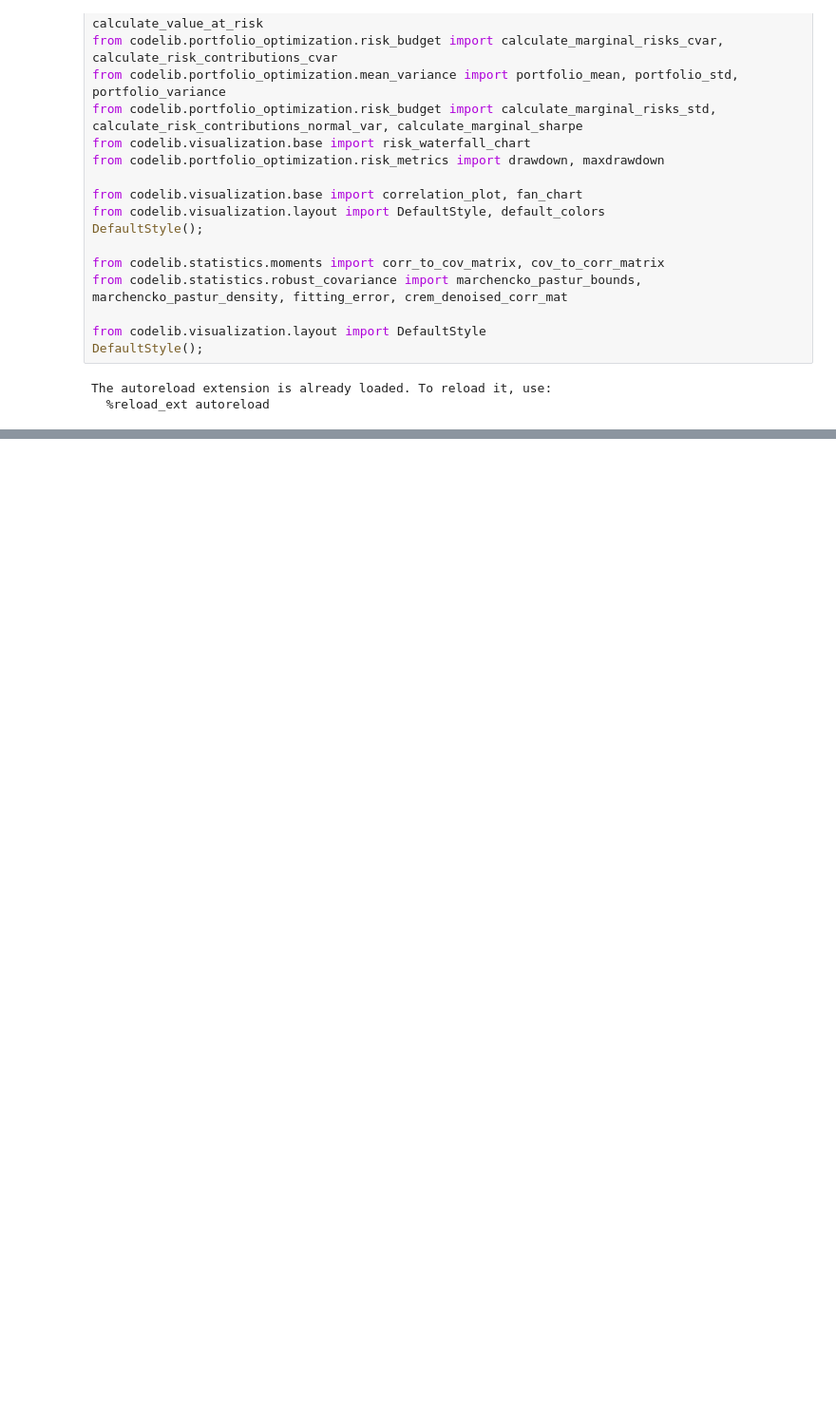
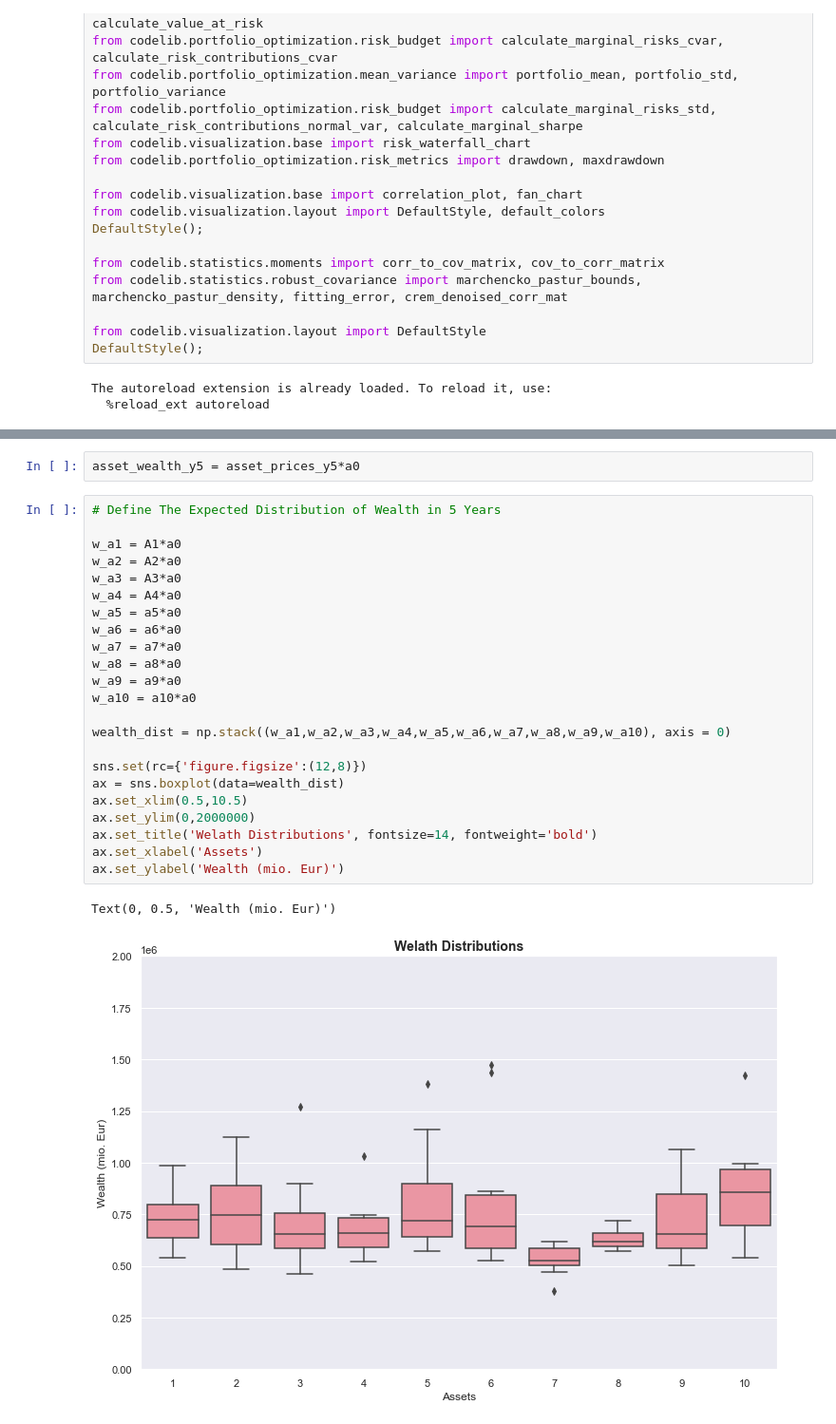
Before and after one commit to Christoffer9/Exam, a Jupyter notebook: Question 2 - Most Up To Date (1).ipynb, the cells around one changed output, grey strips where cells are left out. Shown: that part at 95% size. Cells and saved outputs as stored; diff of their text form; blank space fills up the shorter version.

```diff
--- a/Question 2 - Most Up To Date (1).ipynb
+++ b/Question 2 - Most Up To Date (1).ipynb
@@ -405,0 +281,28 @@ ax.legend(loc='center', bbox_to_anchor=(0.5, -0.3), fancybox=True, shadow=True,
+# %%
+asset_wealth_y5 = asset_prices_y5*a0
+# %%
+# Define The Expected Distribution of Wealth in 5 Years
+
+w_a1 = A1*a0
+w_a2 = A2*a0
+w_a3 = A3*a0
+w_a4 = A4*a0
+w_a5 = a5*a0
+w_a6 = a6*a0
+w_a7 = a7*a0
+w_a8 = a8*a0
+w_a9 = a9*a0
+w_a10 = a10*a0
+
+wealth_dist = np.stack((w_a1,w_a2,w_a3,w_a4,w_a5,w_a6,w_a7,w_a8,w_a9,w_a10), axis = 0)
+
+sns.set(rc={'figure.figsize':(12,8)})
+ax = sns.boxplot(data=wealth_dist)
+ax.set_xlim(0.5,10.5)
+ax.set_ylim(0,2000000)
+ax.set_title('Welath Distributions', fontsize=14, fontweight='bold')
+ax.set_xlabel('Assets')
+ax.set_ylabel('Wealth (mio. Eur)')
+# %% [output]
+Text(0, 0.5, 'Wealth (mio. Eur)')
+[figure, added]
```
Also changed, not shown: parts of 40 cells of this notebook.
